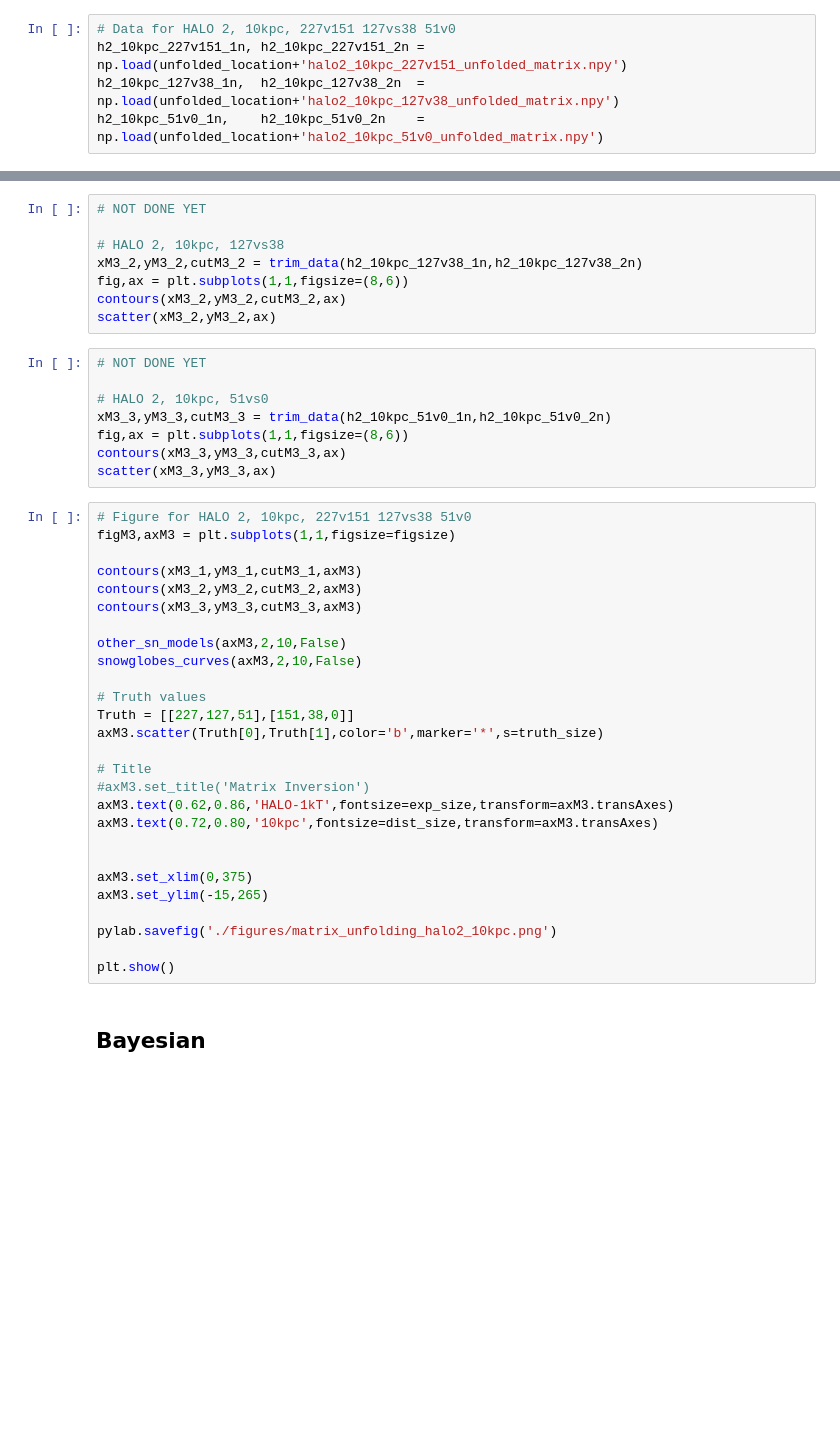
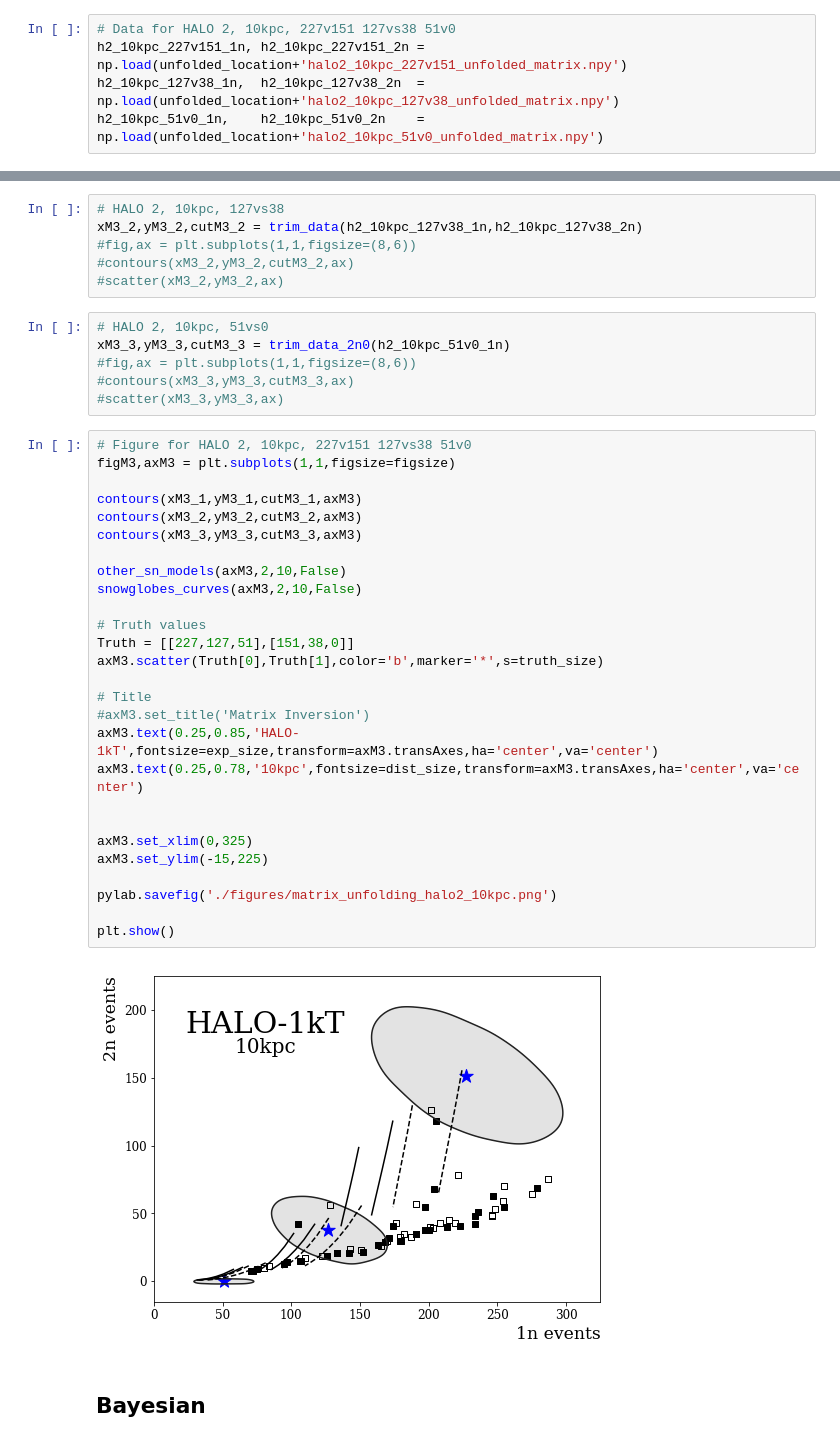
Before and after one commit to jfcrenshaw/halo, a Jupyter notebook: unfolding_plots.ipynb, the cells around one changed output, grey strips where cells are left out. Cells and saved outputs as stored; diff of their text form; blank space fills up the shorter version.

Commit message:
Finished halo2 unfolding plots :)

```diff
--- a/unfolding_plots.ipynb
+++ b/unfolding_plots.ipynb
@@ -194,46 +188,44 @@ scatter(xM3_1,yM3_1,ax)
 # %%
-# NOT DONE YET
-
 # HALO 2, 10kpc, 127vs38
 xM3_2,yM3_2,cutM3_2 = trim_data(h2_10kpc_127v38_1n,h2_10kpc_127v38_2n)
-fig,ax = plt.subplots(1,1,figsize=(8,6))
-contours(xM3_2,yM3_2,cutM3_2,ax)
-scatter(xM3_2,yM3_2,ax)
+#fig,ax = plt.subplots(1,1,figsize=(8,6))
+#contours(xM3_2,yM3_2,cutM3_2,ax)
+#scatter(xM3_2,yM3_2,ax)
 # %%
-# NOT DONE YET
-
 # HALO 2, 10kpc, 51vs0
-xM3_3,yM3_3,cutM3_3 = trim_data(h2_10kpc_51v0_1n,h2_10kpc_51v0_2n)
-fig,ax = plt.subplots(1,1,figsize=(8,6))
-contours(xM3_3,yM3_3,cutM3_3,ax)
-scatter(xM3_3,yM3_3,ax)
+xM3_3,yM3_3,cutM3_3 = trim_data_2n0(h2_10kpc_51v0_1n)
+#fig,ax = plt.subplots(1,1,figsize=(8,6))
+#contours(xM3_3,yM3_3,cutM3_3,ax)
+#scatter(xM3_3,yM3_3,ax)
 # %%
 # Figure for HALO 2, 10kpc, 227v151 127vs38 51v0
 figM3,axM3 = plt.subplots(1,1,figsize=figsize)
 
 contours(xM3_1,yM3_1,cutM3_1,axM3)
 contours(xM3_2,yM3_2,cutM3_2,axM3)
 contours(xM3_3,yM3_3,cutM3_3,axM3)
 
 other_sn_models(axM3,2,10,False)
 snowglobes_curves(axM3,2,10,False)
 
 # Truth values
 Truth = [[227,127,51],[151,38,0]]
 axM3.scatter(Truth[0],Truth[1],color='b',marker='*',s=truth_size)
 
 # Title
 #axM3.set_title('Matrix Inversion')
-axM3.text(0.62,0.86,'HALO-1kT',fontsize=exp_size,transform=axM3.transAxes)
-axM3.text(0.72,0.80,'10kpc',fontsize=dist_size,transform=axM3.transAxes)
+axM3.text(0.25,0.85,'HALO-1kT',fontsize=exp_size,transform=axM3.transAxes,ha='center',va='center')
+axM3.text(0.25,0.78,'10kpc',fontsize=dist_size,transform=axM3.transAxes,ha='center',va='center')
 
 
-axM3.set_xlim(0,375)
-axM3.set_ylim(-15,265)
+axM3.set_xlim(0,325)
+axM3.set_ylim(-15,225)
 
 pylab.savefig('./figures/matrix_unfolding_halo2_10kpc.png')
 
 plt.show()
+# %% [output]
+[figure, added]
 # %% [markdown]
 ## Bayesian
 # %% [markdown]
```
Also changed, not shown: parts of 19 cells of this notebook, 3 other files.
